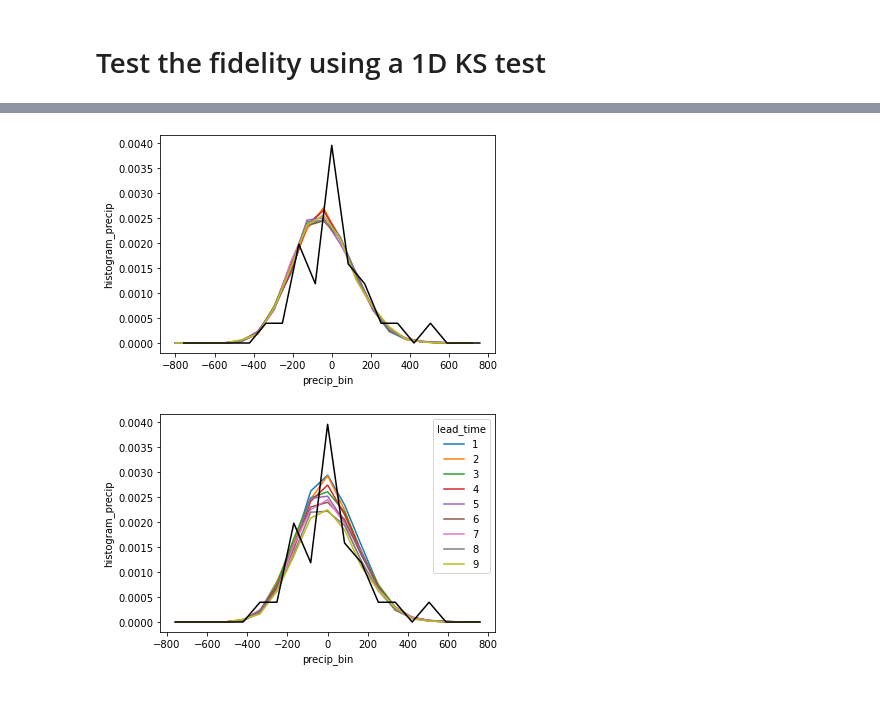
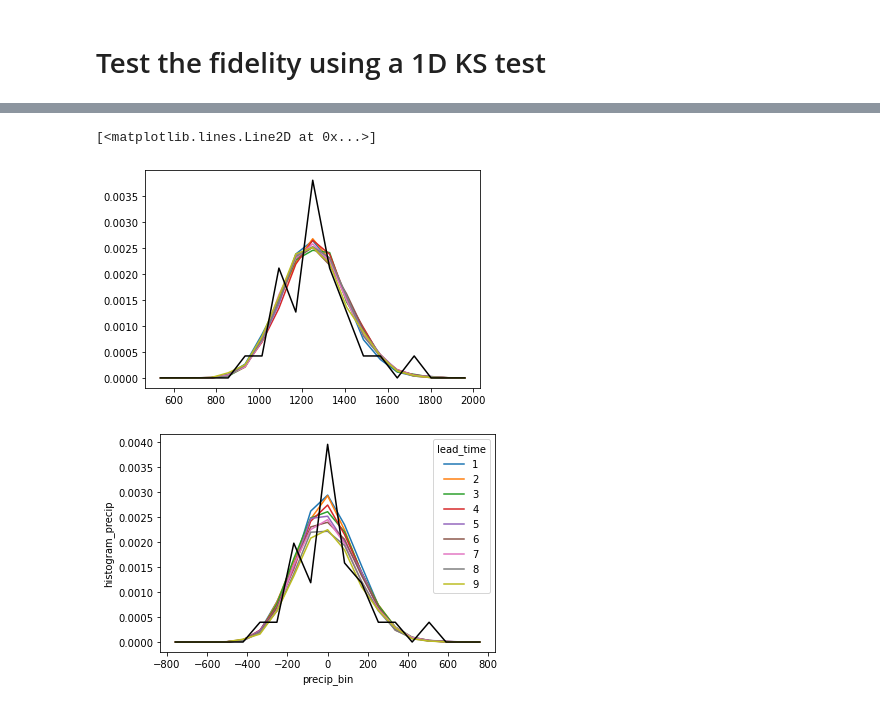
Before and after one commit to dougiesquire/hydro_tasmania, a Jupyter notebook: 2020/2.0_assess_unseen_fidelity.ipynb, the cells around one changed output, grey strips where cells are left out. Drawn from its saved outputs; the diff is of its cells as text; code cells hidden in the pictures.

```diff
--- a/2020/2.0_assess_unseen_fidelity.ipynb
+++ b/2020/2.0_assess_unseen_fidelity.ipynb
@@ -67,8 +67,8 @@ def resample_forecasts_monthly(ds, n_months, end_month, method='sum',
 # %% [markdown]
 # Stack the data
 # %%
-obsv = my.open_zarr(f'data/awap_{VARIABLE}_{REGION}_ts_anom.zarr.zip').compute()
-fcst = my.open_zarr(f'data/f6_{VARIABLE}_{REGION}_anom.zarr.zip').compute()
+obsv = my.open_zarr(f'data/awap_{VARIABLE}_{REGION}_ts.zarr.zip').compute()
+fcst = my.open_zarr(f'data/f6_{VARIABLE}_{REGION}.zarr.zip').compute()
 # %%
 fcst_acc = resample_forecasts_monthly(
     fcst, n_months=12, end_month=12,
@@ -106,15 +110,20 @@ p['precip'].plot()
 # %%
 import matplotlib.pyplot as plt
-bins = np.linspace(-800,800,20)
+bins = np.linspace(500,2000,20)
 
 for lead in fcst_super.lead_time:
     data = fcst_super['precip'].sel(lead_time=lead).values
     hist, bin_edges = np.histogram(data[~np.isnan(data)], bins=bins, density=True)
-    plt.plot(bin_edges[:-1], hist)
+    bin_centers = 0.5 * (bin_edges[:-1] + bin_edges[1:])
+    plt.plot(bin_centers, hist)
 
-obsv_pdf.plot.line(color='k');
+data = obsv_super['precip'].values
+hist, bin_edges = np.histogram(data[~np.isnan(data)], bins=bins, density=True)
+bin_centers = 0.5 * (bin_edges[:-1] + bin_edges[1:])
+plt.plot(bin_centers, hist, color='k')
 # %% [output]
+[<matplotlib.lines.Line2D at 0x...>]
-[figure, old version]
+[figure, new version]
 # %%
 bins = np.linspace(-800,800,20)
 
```
Also changed, not shown: parts of 8 cells of this notebook, 1 other file.
